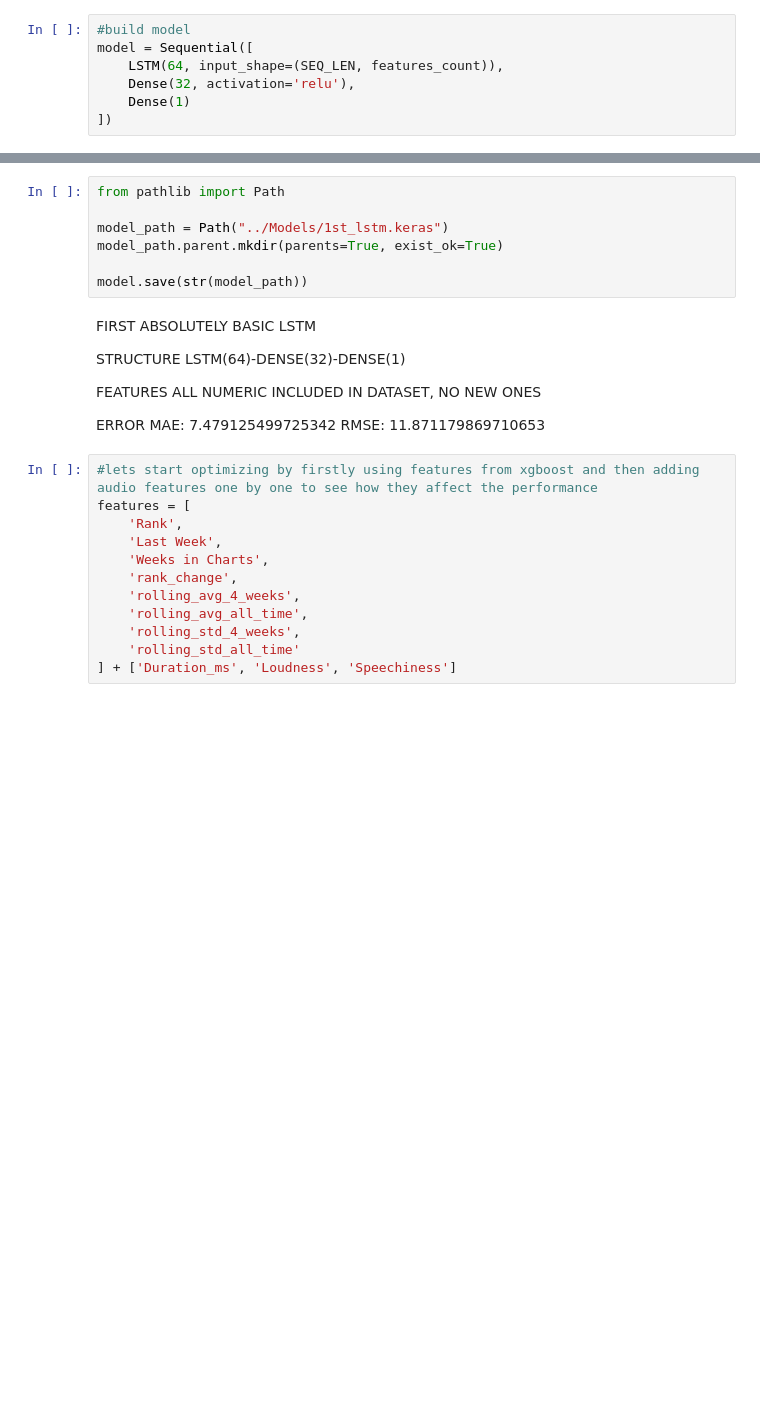
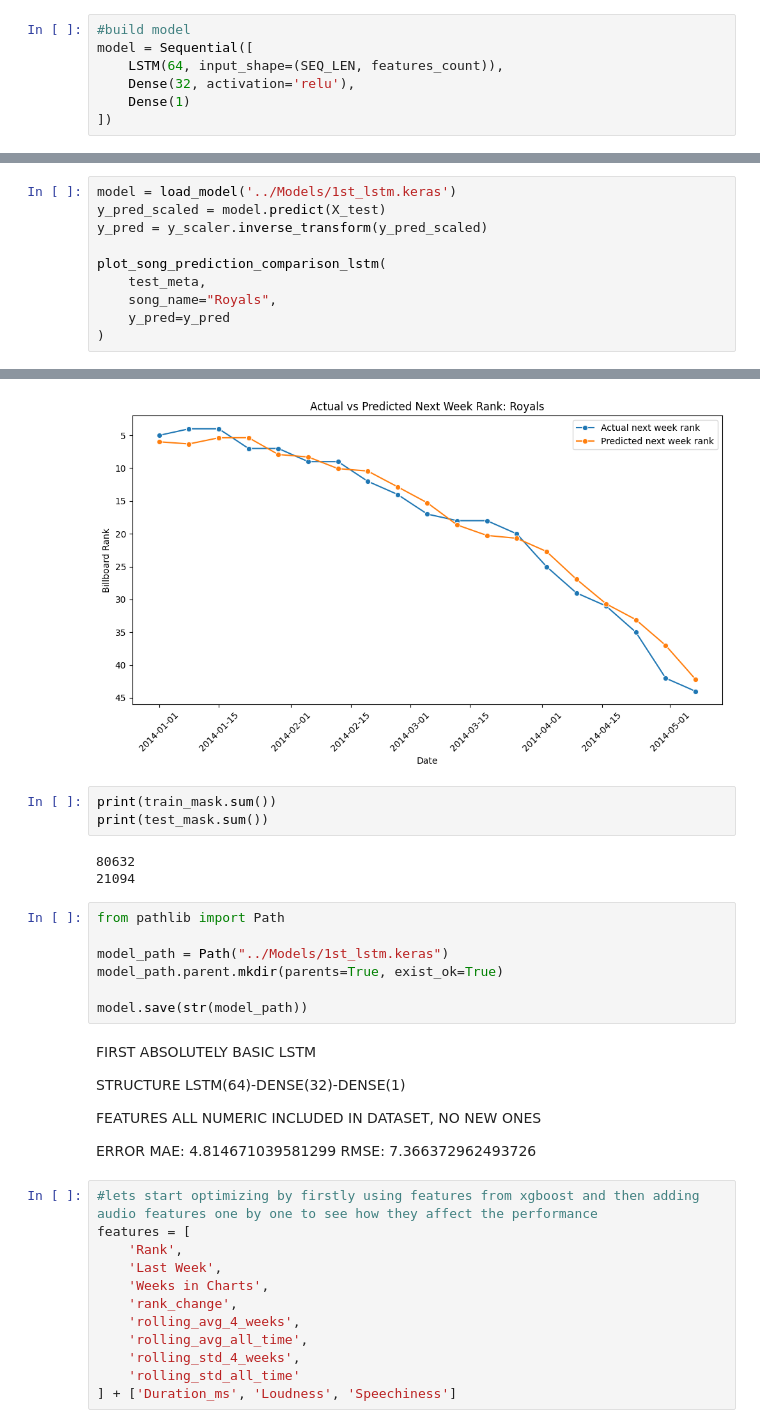
Before and after one commit to mrcl-w/Application-of-machine-learning-in-predicting-the-success-of-music-tracks., a Jupyter notebook: ML/Forecast/LSTM.ipynb, the cells around one changed output, grey strips where cells are left out. Saved outputs shown, nothing was run; the diff lists cells and outputs as text; blank space fills up the shorter version.

```diff
--- a/ML/Forecast/LSTM.ipynb
+++ b/ML/Forecast/LSTM.ipynb
@@ -272,0 +246,11 @@ plot_song_prediction_comparison_lstm(
+# %%
+model = load_model('../Models/1st_lstm.keras')
+y_pred_scaled = model.predict(X_test)
+y_pred = y_scaler.inverse_transform(y_pred_scaled)
+
+plot_song_prediction_comparison_lstm(
+    test_meta,
+    song_name="Royals",
+    y_pred=y_pred
+)
+# %% [output]
@@ -273,3 +258,10 @@ plot_song_prediction_comparison_lstm(
+[figure, added]
+# %%
+print(train_mask.sum())
+print(test_mask.sum())
+# %% [output]
+80632
+21094
 # %%
 from pathlib import Path
 
@@ -287,8 +279,8 @@ FEATURES
 ALL NUMERIC INCLUDED IN DATASET, NO NEW ONES
 
 ERROR
-MAE: 7.479125499725342
-RMSE: 11.871179869710653
+MAE: 4.814671039581299
+RMSE: 7.366372962493726
 # %%
 #lets start optimizing by firstly using features from xgboost and then adding audio features one by one to see how they affect the performance
 features = [
```
Also changed, not shown: parts of 17 cells of this notebook.
